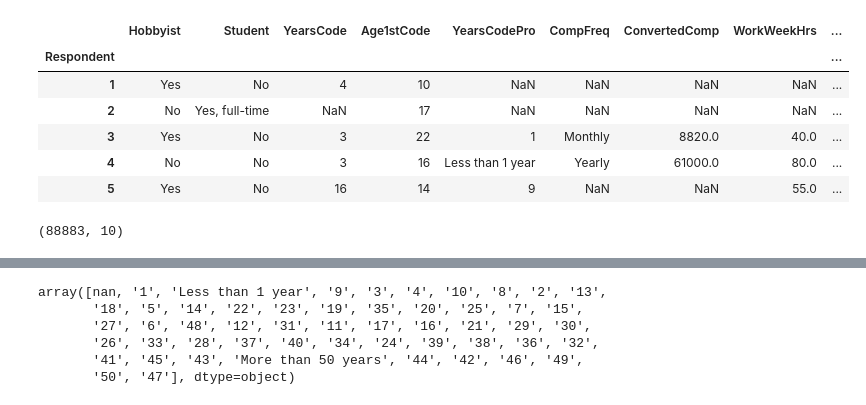
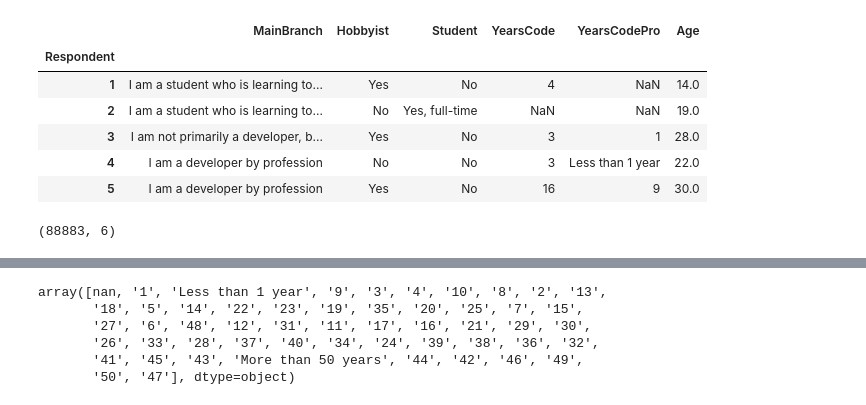
Before and after one commit to s460076/first-assignment, a Jupyter notebook: zestaw_2.ipynb, the cells around one changed output, grey strips where cells are left out. Drawn from its saved outputs; the diff is of its cells as text; code cells hidden in the pictures.

```diff
--- a/zestaw_2.ipynb
+++ b/zestaw_2.ipynb
@@ -1,29 +1,28 @@
 # %%
 
 import pandas as pd
 import numpy as np
 import matplotlib.pyplot as plt
 import seaborn as sns
 from sklearn import linear_model
 from sklearn.metrics import mean_squared_error
 from IPython.core.interactiveshell import InteractiveShell
 # loading data as a DataFrame
 df_survey_schema = pd.read_csv('survey_results_schema.csv')
-
 df_answers = pd.read_csv('survey_results_public.csv',
-                         usecols = ['Respondent', 'Hobbyist', 'Age1stCode', 'YearsCode', 'YearsCodePro', 'CompFreq', 'ConvertedComp', 'WorkWeekHrs', 'Age', 'Student', 'BetterLife'],
-                        index_col = ['Respondent'])
+                         usecols = ['Respondent', 'Hobbyist', 'YearsCode', 'YearsCodePro', 'Age','Student', 'MainBranch'],
+                         index_col = ['Respondent'])
 pd.options.display.max_columns = None
 df_answers.head()
 # %% [output]
-|  | Hobbyist | Student | YearsCode | Age1stCode | YearsCodePro | CompFreq | ConvertedComp | WorkWeekHrs | ... |
-| Respondent |  |  |  |  |  |  |  |  | ... |
-| 1 | Yes | No | 4 | 10 | NaN | NaN | NaN | NaN | ... |
-| 2 | No | Yes, full-time | NaN | 17 | NaN | NaN | NaN | NaN | ... |
-| 3 | Yes | No | 3 | 22 | 1 | Monthly | 8820.0 | 40.0 | ... |
-| 4 | No | No | 3 | 16 | Less than 1 year | Yearly | 61000.0 | 80.0 | ... |
-| 5 | Yes | No | 16 | 14 | 9 | NaN | NaN | 55.0 | ... |
+|  | MainBranch | Hobbyist | Student | YearsCode | YearsCodePro | Age |
+| Respondent |  |  |  |  |  |  |
+| 1 | I am a student who is learning to... | Yes | No | 4 | NaN | 14.0 |
+| 2 | I am a student who is learning to... | No | Yes, full-time | NaN | NaN | 19.0 |
+| 3 | I am not primarily a developer, b... | Yes | No | 3 | 1 | 28.0 |
+| 4 | I am a developer by profession | No | No | 3 | Less than 1 year | 22.0 |
+| 5 | I am a developer by profession | Yes | No | 16 | 9 | 30.0 |
 # %%
 df_answers.shape
 # %% [output]
-(88883, 10)
+(88883, 6)
```
Also changed, not shown: parts of 59 cells of this notebook.
